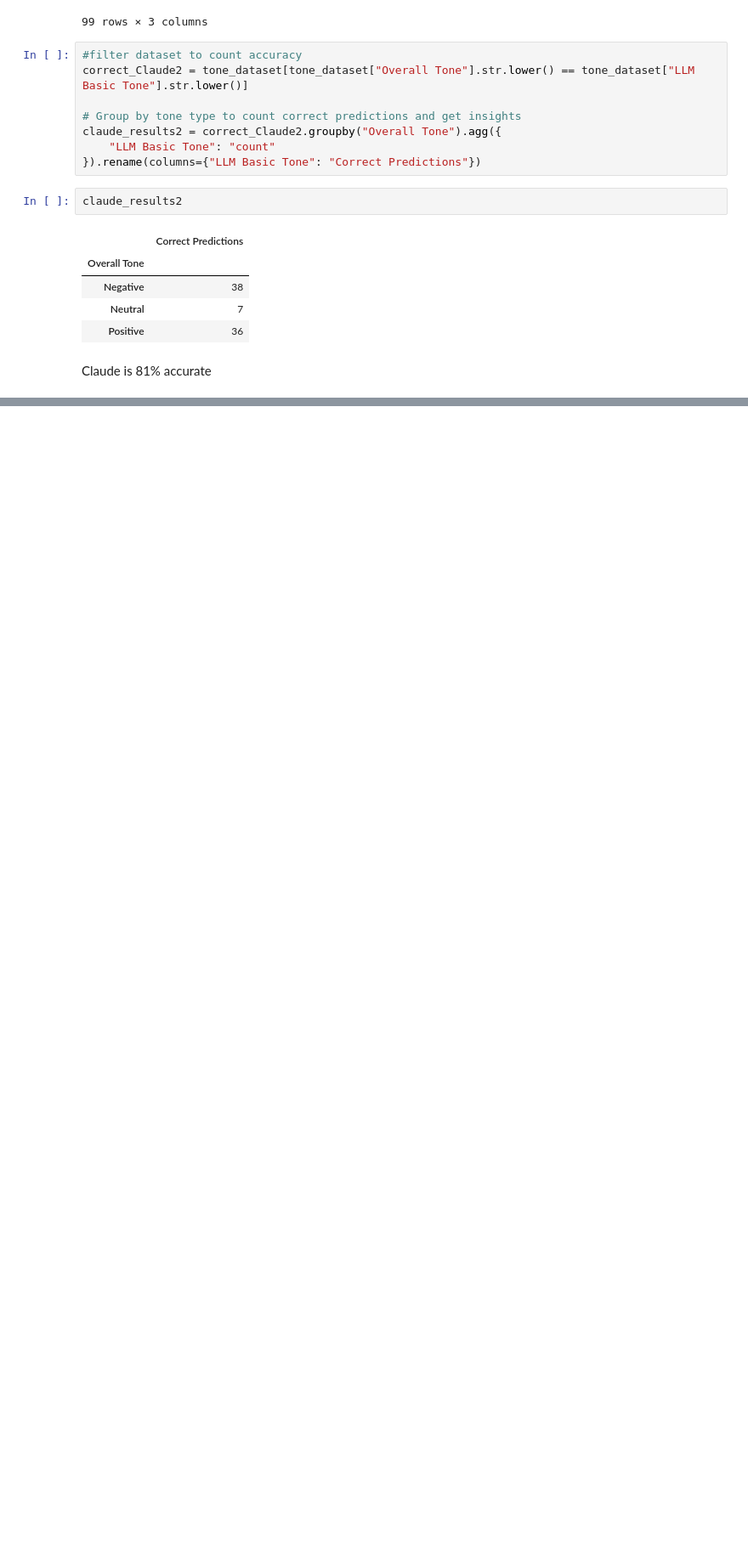
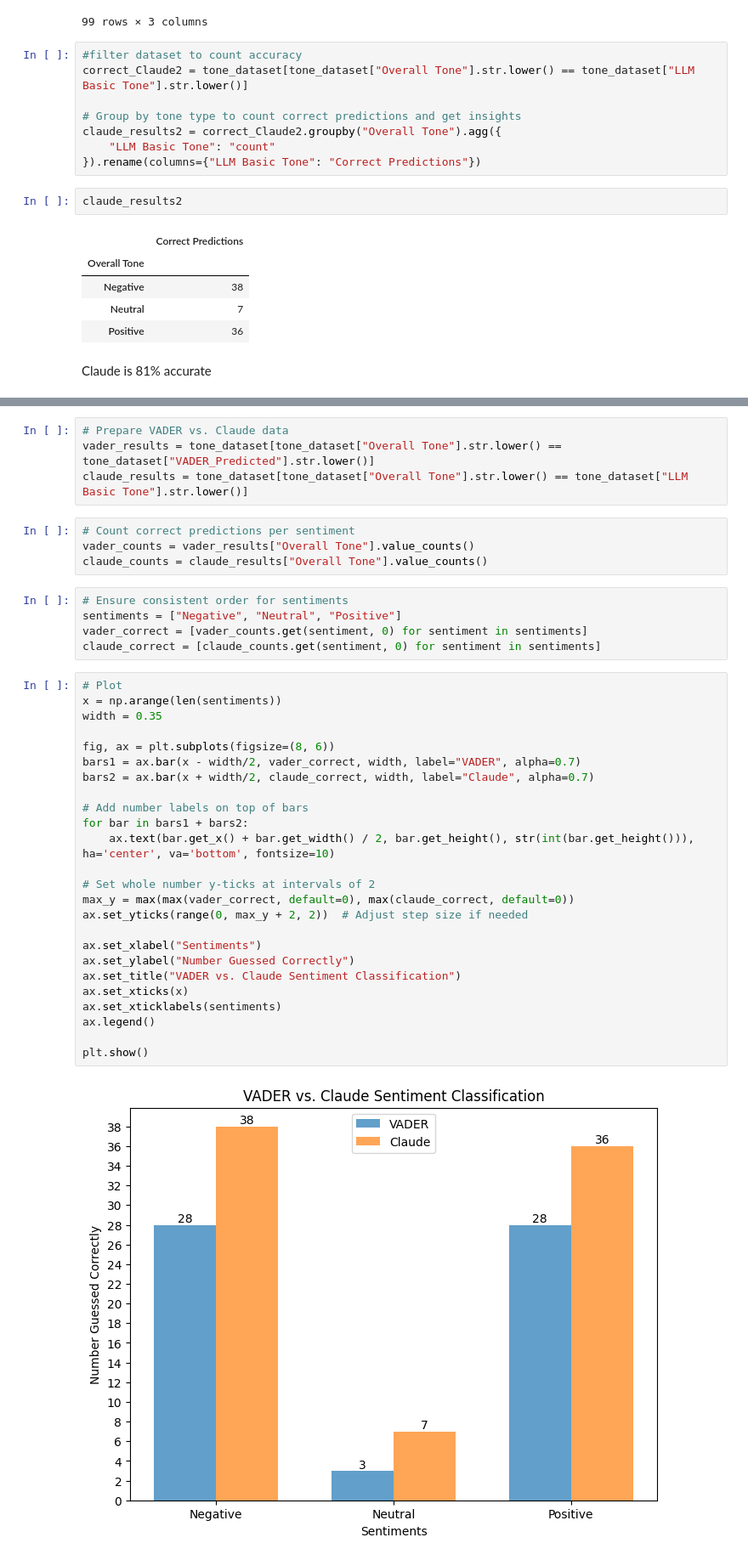
Before and after one commit to AfnanAbdul/LLM-eval-framework-comparison, a Jupyter notebook: notebooks/tone_analysis_vader_watson.ipynb, the cells around one changed output, grey strips where cells are left out. Shown at 85% size. Drawn from its saved outputs; the diff is of its cells as text; blank space fills up the shorter version.

```diff
--- a/notebooks/tone_analysis_vader_watson.ipynb
+++ b/notebooks/tone_analysis_vader_watson.ipynb
@@ -433,0 +486,40 @@ Claude is 81% accurate
+# %%
+# Prepare VADER vs. Claude data
+vader_results = tone_dataset[tone_dataset["Overall Tone"].str.lower() == tone_dataset["VADER_Predicted"].str.lower()]
+claude_results = tone_dataset[tone_dataset["Overall Tone"].str.lower() == tone_dataset["LLM Basic Tone"].str.lower()]
+# %%
+# Count correct predictions per sentiment
+vader_counts = vader_results["Overall Tone"].value_counts()
+claude_counts = claude_results["Overall Tone"].value_counts()
+# %%
+# Ensure consistent order for sentiments
+sentiments = ["Negative", "Neutral", "Positive"]
+vader_correct = [vader_counts.get(sentiment, 0) for sentiment in sentiments]
+claude_correct = [claude_counts.get(sentiment, 0) for sentiment in sentiments]
+# %%
+# Plot
+x = np.arange(len(sentiments))
+width = 0.35
+
+fig, ax = plt.subplots(figsize=(8, 6))
+bars1 = ax.bar(x - width/2, vader_correct, width, label="VADER", alpha=0.7)
+bars2 = ax.bar(x + width/2, claude_correct, width, label="Claude", alpha=0.7)
+
+# Add number labels on top of bars
+for bar in bars1 + bars2:
+    ax.text(bar.get_x() + bar.get_width() / 2, bar.get_height(), str(int(bar.get_height())), ha='center', va='bottom', fontsize=10)
+
+# Set whole number y-ticks at intervals of 2
+max_y = max(max(vader_correct, default=0), max(claude_correct, default=0))
+ax.set_yticks(range(0, max_y + 2, 2))  # Adjust step size if needed
+
+ax.set_xlabel("Sentiments")
+ax.set_ylabel("Number Guessed Correctly")
+ax.set_title("VADER vs. Claude Sentiment Classification")
+ax.set_xticks(x)
+ax.set_xticklabels(sentiments)
+ax.legend()
+
+plt.show()
+# %% [output]
+[figure, added]
```
Also changed, not shown: parts of 16 cells of this notebook.
